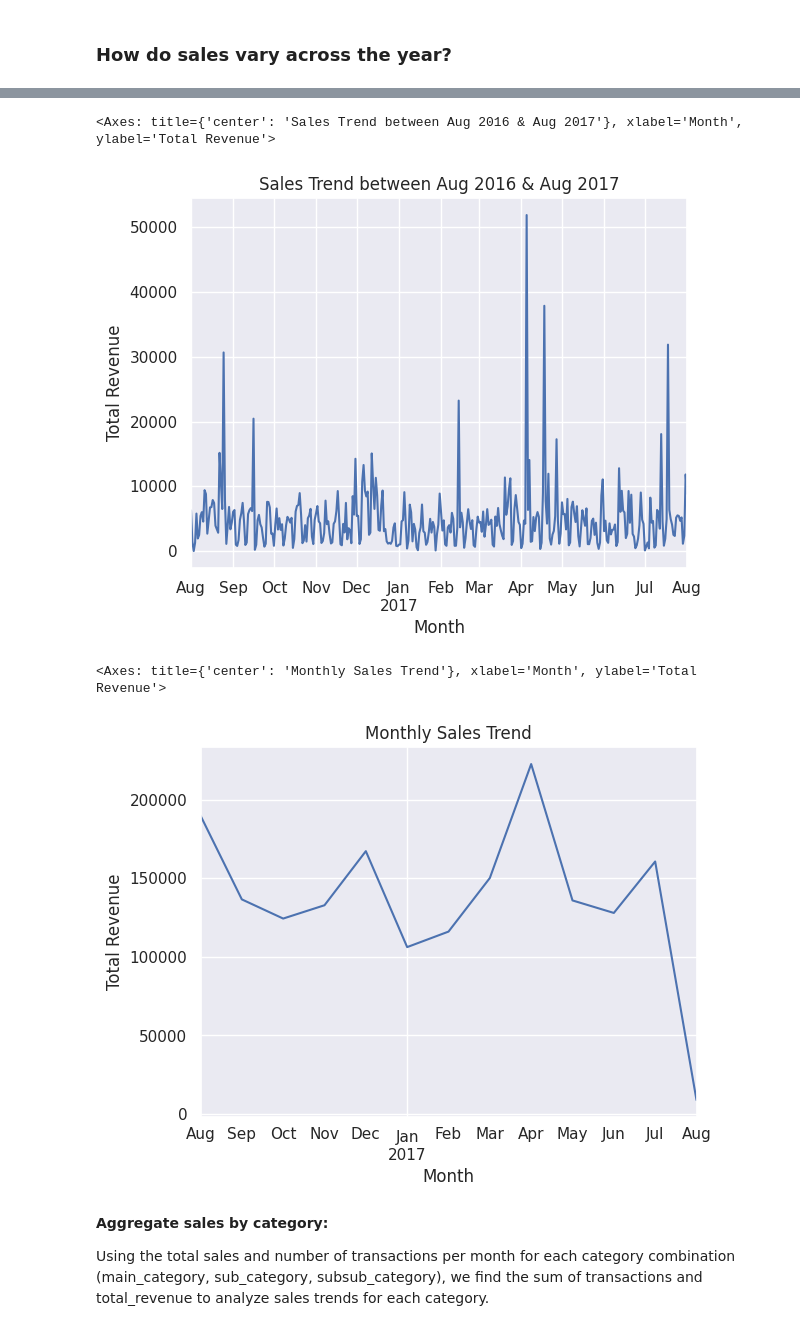
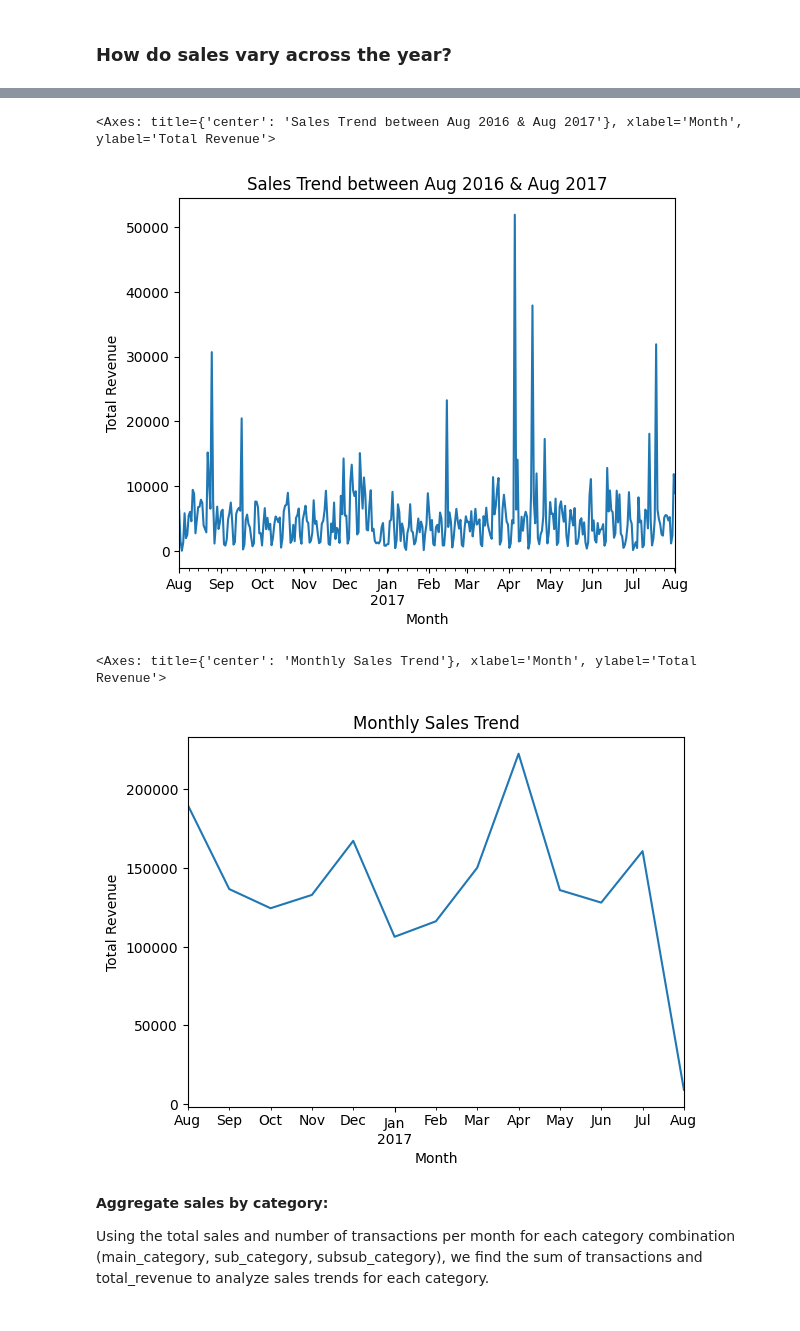
Before and after one commit to abnerthen/DSA3101-E-commerce, a Jupyter notebook: Subgroup_A/Q1/Part_1/Q1a_modelling.ipynb, the cells around one changed output, grey strips where cells are left out. Saved outputs shown, nothing was run; the diff lists cells and outputs as text; code cells hidden in the pictures.

```diff
--- a/Subgroup_A/Q1/Part_1/Q1a_modelling.ipynb
+++ b/Subgroup_A/Q1/Part_1/Q1a_modelling.ipynb
@@ -10,8 +8,7 @@ import numpy as np
 import seaborn as sns
 import matplotlib.pyplot as plt
 import matplotlib.dates as mdates
-import gc
-sns.set()
+import os
 
 from plotly.offline import init_notebook_mode, iplot
 init_notebook_mode(connected=True)
@@ -91,18 +49,18 @@ result['date'] = pd.to_datetime(result['date'])
 # %%
-sales_over_time = result.groupby('date')['total_revenue'].sum()
+sales_over_time = total_revenue.groupby('date')['total_revenue'].sum()
 
 # Visualize sales trends
 sales_over_time.plot(title='Sales Trend between Aug 2016 & Aug 2017', xlabel='Month', ylabel='Total Revenue')
 # %% [output]
 <Axes: title={'center': 'Sales Trend between Aug 2016 & Aug 2017'}, xlabel='Month', ylabel='Total Revenue'>
-[figure, old version]
+[figure, new version]
 # %%
-sales_over_time = result.groupby(result['date'].dt.to_period('M'))['total_revenue'].sum()
+sales_over_time = total_revenue.groupby(total_revenue['date'].dt.to_period('M'))['total_revenue'].sum()
 # Visualize sales trends
 sales_over_time.plot(title='Monthly Sales Trend', xlabel='Month', ylabel='Total Revenue')
 # %% [output]
 <Axes: title={'center': 'Monthly Sales Trend'}, xlabel='Month', ylabel='Total Revenue'>
-[figure, old version]
+[figure, new version]
 # %% [markdown]
 **Aggregate sales by category:**
 
```
Also changed, not shown: parts of 37 cells of this notebook, 1 other file.
